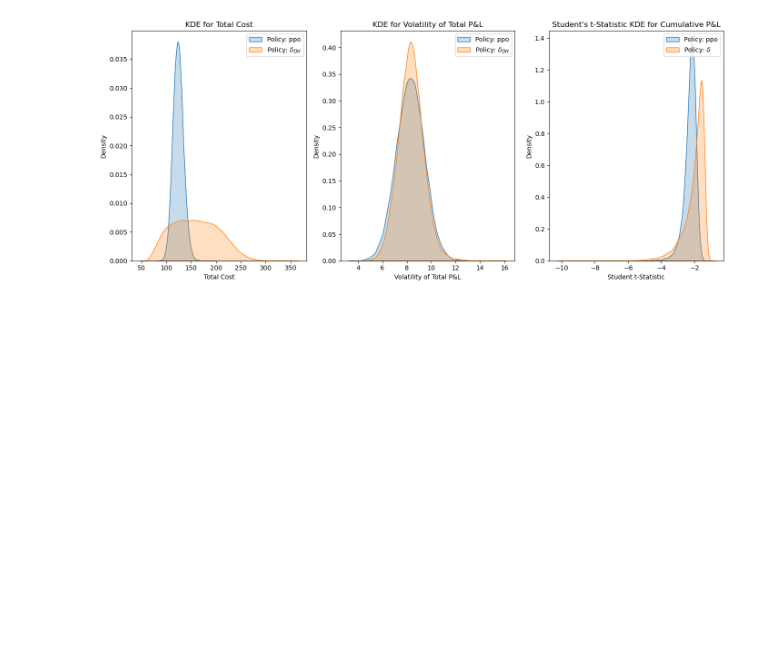
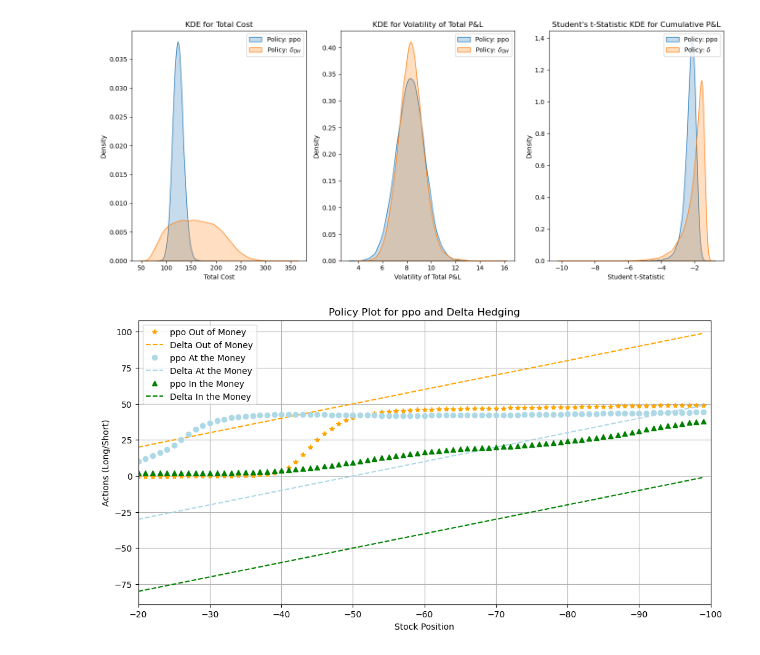
Before and after one commit to Lambulani/deepHedgingRL, a Jupyter notebook: notebooks/Deep_Hedging_PPO.ipynb, the cells around one changed output. Saved outputs shown, nothing was run; the diff lists cells and outputs as text; code cells hidden in the pictures; blank space fills up the shorter version.

Commit message:
PPO policy plots almost working

```diff
--- a/notebooks/Deep_Hedging_PPO.ipynb
+++ b/notebooks/Deep_Hedging_PPO.ipynb
@@ -404,3 +404,78 @@ This will become an error in seaborn v0.14.0; please update your code.
 
   sns.kdeplot([x/10 for x in t_stat_pnls_dh], label='Policy: $\delta$', shade=True)
 [figure]
+# %%
+# Define parameters for the BSM model
+strike_price = 100
+# Define stock prices for out-of-the-money, at-the-money, and in-the-money scenarios
+stock_prices = [98, 100, 102]
+time_to_maturity =0.0001
+
+# Initialize arrays to store actions
+ppo_actions_out_of_money = []
+ppo_actions_at_money = []
+ppo_actions_in_money = []
+
+stock_positions = np.arange(-20, -100, -1)  # Adjust as necessary
+deltas_out= np.arange(0.20,1, 0.01)
+deltas_at = np.arange(-0.30, 0.50, 0.01)
+deltas_in = np.arange(-0.80,0, 0.01)
+
+
+
+for i in range(len(stock_positions)):
+    # Time to maturity remains constant for this plot
+    ttm = time_to_maturity  # Time to maturity in years
+
+    # Out-of-the-money (S = 98)
+    S_out = 98
+    n_out = 0  # For compute_option_price with mode='ttm', n is not used
+    # Compute option price and delta
+    option_price_out = opm.compute_option_price(ttm, S_out, mode='ttm')
+    # Create state vector as per your environment's requirements
+    state_out = np.array([stock_positions[i], S_out, ttm, option_price_out, deltas_out[i]])
+    # Get ppo action
+    action_out, _ = model.predict(state_out, deterministic=True)
+    ppo_actions_out_of_money.append(100*action_out)
+
+    # At-the-money (S = 100)
+    S_at = 100
+    option_price_at = opm.compute_option_price(ttm, S_at, mode='ttm')
+    delta_at = opm.compute_delta_ttm(ttm, S_at)
+    state_at = np.array([stock_positions[i], S_at, ttm, option_price_out, deltas_at[i]])
+    action_at, _ = model.predict(state_at, deterministic=True)
+    ppo_actions_at_money.append(100*action_at)
+
+
+    # In-the-money (S = 102)
+    S_in = 102
+    option_price_in = opm.compute_option_price(ttm, S_in, mode='ttm')
+    delta_in = opm.compute_delta_ttm(ttm, S_in)
+    state_in = ([stock_positions[i], S_in, ttm, option_price_out, deltas_in[i]])
+    action_in, _ = model.predict(state_in, deterministic=True)
+    ppo_actions_in_money.append(100*action_in)
+
+# Plotting
+plt.figure(figsize=(12, 6))
+
+# Out-of-the-money
+plt.plot(stock_positions, ppo_actions_out_of_money, label="ppo Out of Money", marker="*", linestyle="", color= "orange")
+plt.plot(stock_positions, [x*100 for x in deltas_out], label="Delta Out of Money", linestyle="--",color= "orange")
+
+# At-the-money
+plt.plot(stock_positions, ppo_actions_at_money, label="ppo At the Money", marker="o", linestyle="", color = "lightblue")
+plt.plot(stock_positions, [x*100 for x in deltas_at], label="Delta At the Money", linestyle="--", color = "lightblue")
+
+# In-the-money
+plt.plot(stock_positions, ppo_actions_in_money, label="ppo In the Money", marker="^", linestyle="", color ="green")
+plt.plot(stock_positions, [x*100 for x in deltas_in], label="Delta In the Money", linestyle="--", color = "green")
+
+plt.xlim(-20, -100)
+plt.title("Policy Plot for ppo and Delta Hedging")
+plt.xlabel("Stock Position")
+plt.ylabel("Actions (Long/Short)")
+plt.legend()
+plt.grid(True)
+plt.show()
+# %% [output]
+[figure, added]
```
Also changed, not shown: parts of 1 cell of this notebook.
